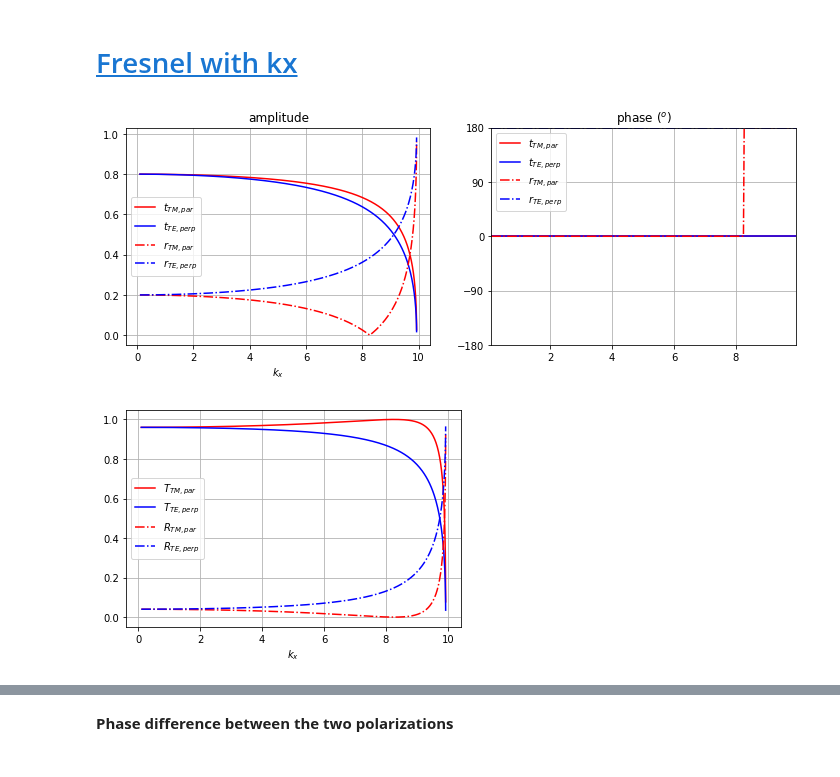
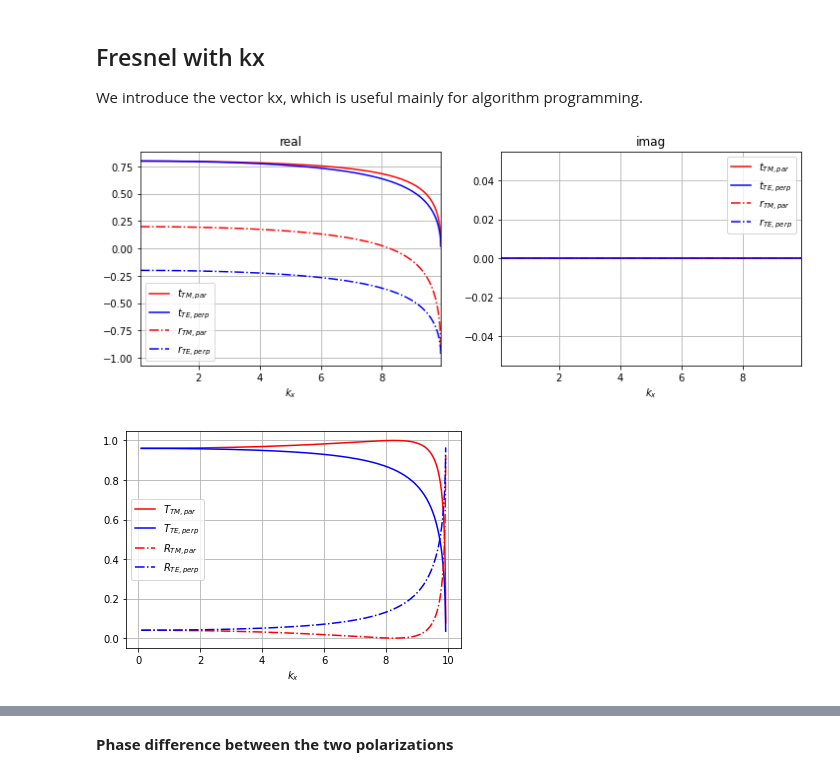
Before and after one commit to aocg-ucm/diffractio, a Jupyter notebook: docs/source/tutorial/other/fresnel_equations.ipynb, the cells around one changed output, grey strips where cells are left out. Saved outputs shown, nothing was run; the diff lists cells and outputs as text; code cells hidden in the pictures.

```diff
--- a/docs/source/tutorial/other/fresnel_equations.ipynb
+++ b/docs/source/tutorial/other/fresnel_equations.ipynb
@@ -14,8 +33,10 @@ import matplotlib.pyplot as plt
 
 from diffractio import um, mm, degrees
 from diffractio.utils_optics import fresnel_equations_kx, fresnel_equations, transmitances_reflectances_kx, transmitances_reflectances
-# %% [markdown]
-# <a id='toc1_'></a>[Fresnel with kx](#toc0_)
+# %% [markdown]
+## Fresnel with kx
+
+We introduce the vector kx, which is useful mainly for algorithm programming.
 # %%
 wavelength = 0.6328*um
 n1 = 1
@@ -28,11 +49,14 @@ k0 = 2 * np.pi / wavelength
 
 theta = np.linspace(0.01, np.pi/2-0.01, 361)
 # %%
+
+# Here is the kx parameter, which need to be computed in the input side.
+
 kx = k0 * n1 * np. sin(theta)
 
 
-t_TM, t_TE, r_TM, r_TE = fresnel_equations_kx(kx,wavelength,  n1, n2, has_draw=True)
+t_TM, t_TE, r_TM, r_TE = fresnel_equations_kx(kx,wavelength,  n1, n2, has_draw=True, kind='real_imag')
 t_TM, t_TE, r_TM, r_TE = transmitances_reflectances_kx(kx, wavelength, n1, n2, has_draw=True)
 # %% [output]
-[figure, old version]
+[figure, new version]
 [figure]
```
Also changed, not shown: parts of 22 cells of this notebook, 2 other files.
